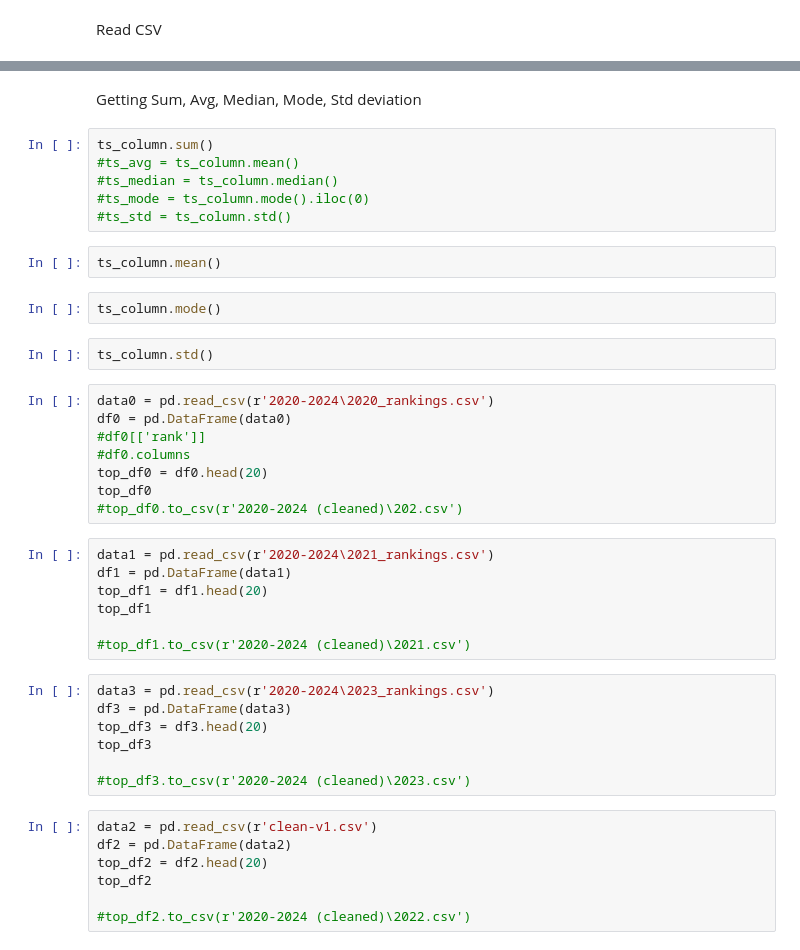
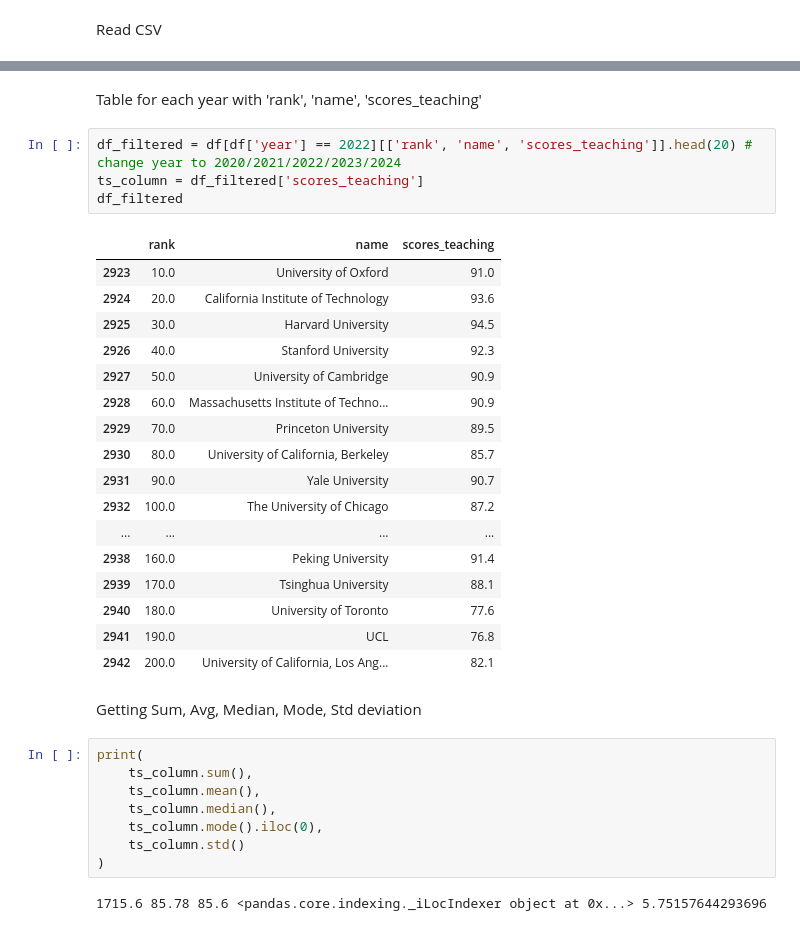
Before and after one commit to jellocode/TimesHigherRanking2024, a Jupyter notebook: notebooks/tables-2024.ipynb, the cells around one changed output, grey strips where cells are left out. Cells and saved outputs as stored; diff of their text form.

```diff
--- a/notebooks/tables-2024.ipynb
+++ b/notebooks/tables-2024.ipynb
@@ -12,43 +38,36 @@ df_new
+# %% [markdown]
+Table for each year with 'rank', 'name', 'scores_teaching'
+# %%
+df_filtered = df[df['year'] == 2022][['rank', 'name', 'scores_teaching']].head(20) # change year to 2020/2021/2022/2023/2024
+ts_column = df_filtered['scores_teaching']
+df_filtered
+# %% [output]
+|  | rank | name | scores_teaching |
+| 2923 | 10.0 | University of Oxford | 91.0 |
+| 2924 | 20.0 | California Institute of Technology | 93.6 |
+| 2925 | 30.0 | Harvard University | 94.5 |
+| 2926 | 40.0 | Stanford University | 92.3 |
+| 2927 | 50.0 | University of Cambridge | 90.9 |
+| 2928 | 60.0 | Massachusetts Institute of Techno... | 90.9 |
+| 2929 | 70.0 | Princeton University | 89.5 |
+| 2930 | 80.0 | University of California, Berkeley | 85.7 |
+| 2931 | 90.0 | Yale University | 90.7 |
+| 2932 | 100.0 | The University of Chicago | 87.2 |
+| ... | ... | ... | ... |
+| 2938 | 160.0 | Peking University | 91.4 |
+| 2939 | 170.0 | Tsinghua University | 88.1 |
+| 2940 | 180.0 | University of Toronto | 77.6 |
+| 2941 | 190.0 | UCL | 76.8 |
+| 2942 | 200.0 | University of California, Los Ang... | 82.1 |
 # %% [markdown]
 Getting Sum, Avg, Median, Mode, Std deviation
 # %%
-ts_column.sum()
-#ts_avg = ts_column.mean()
-#ts_median = ts_column.median()
-#ts_mode = ts_column.mode().iloc(0)
-#ts_std = ts_column.std()
+print(
+    ts_column.sum(),
+    ts_column.mean(),
+    ts_column.median(),
+    ts_column.mode().iloc(0),
+    ts_column.std()
+)
+# %% [output]
+1715.6 85.78 85.6 <pandas.core.indexing._iLocIndexer object at 0x...> 5.75157644293696
-# %%
-ts_column.mean()
-# %%
-ts_column.mode()
-# %%
-ts_column.std()
-# %%
-data0 = pd.read_csv(r'2020-2024\2020_rankings.csv')
-df0 = pd.DataFrame(data0)
-#df0[['rank']]
-#df0.columns
-top_df0 = df0.head(20)
-top_df0
-#top_df0.to_csv(r'2020-2024 (cleaned)\202.csv')
-# %%
-data1 = pd.read_csv(r'2020-2024\2021_rankings.csv')
-df1 = pd.DataFrame(data1)
-top_df1 = df1.head(20)
-top_df1
-
-#top_df1.to_csv(r'2020-2024 (cleaned)\2021.csv')
-# %%
-data3 = pd.read_csv(r'2020-2024\2023_rankings.csv')
-df3 = pd.DataFrame(data3)
-top_df3 = df3.head(20)
-top_df3
-
-#top_df3.to_csv(r'2020-2024 (cleaned)\2023.csv')
-# %%
-data2 = pd.read_csv(r'clean-v1.csv')
-df2 = pd.DataFrame(data2)
-top_df2 = df2.head(20)
-top_df2
-
-#top_df2.to_csv(r'2020-2024 (cleaned)\2022.csv')
```
Also changed, not shown: parts of 13 cells of this notebook, 9 other files.
